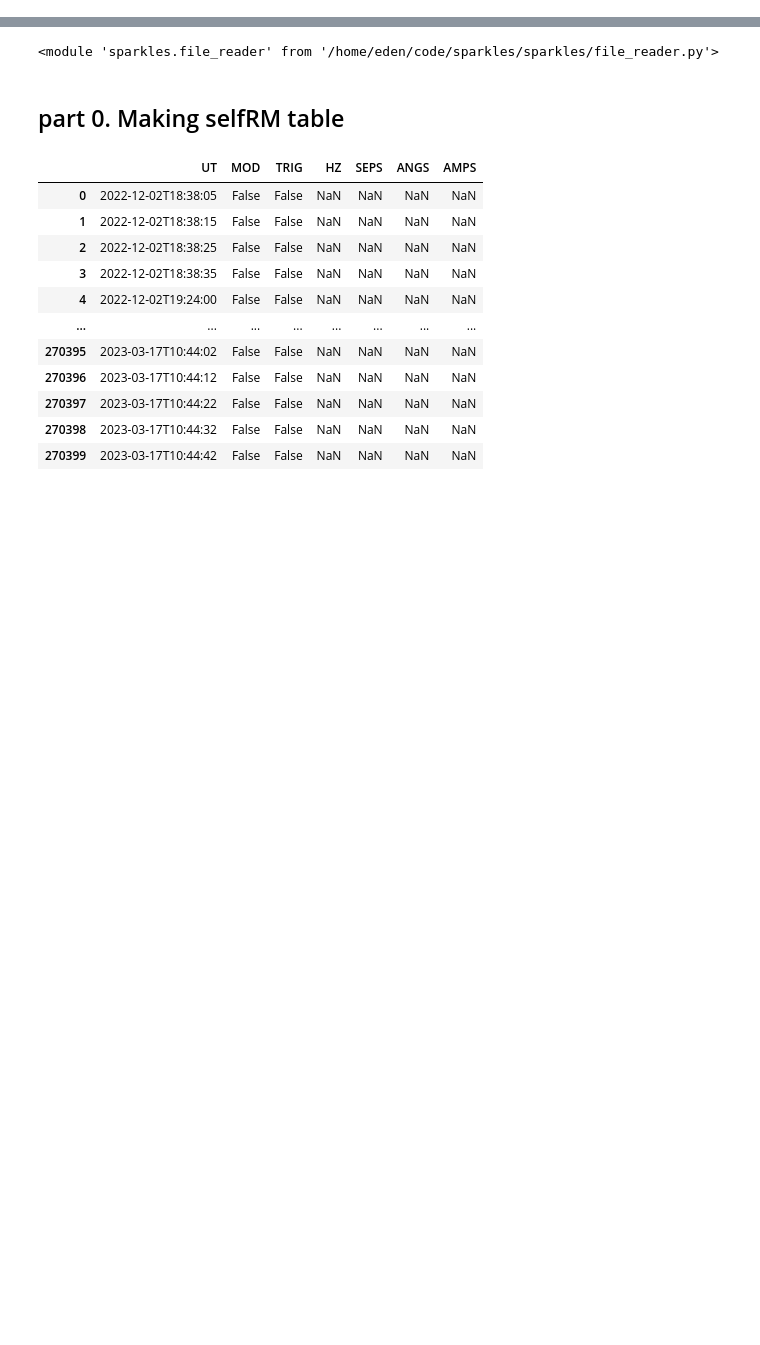
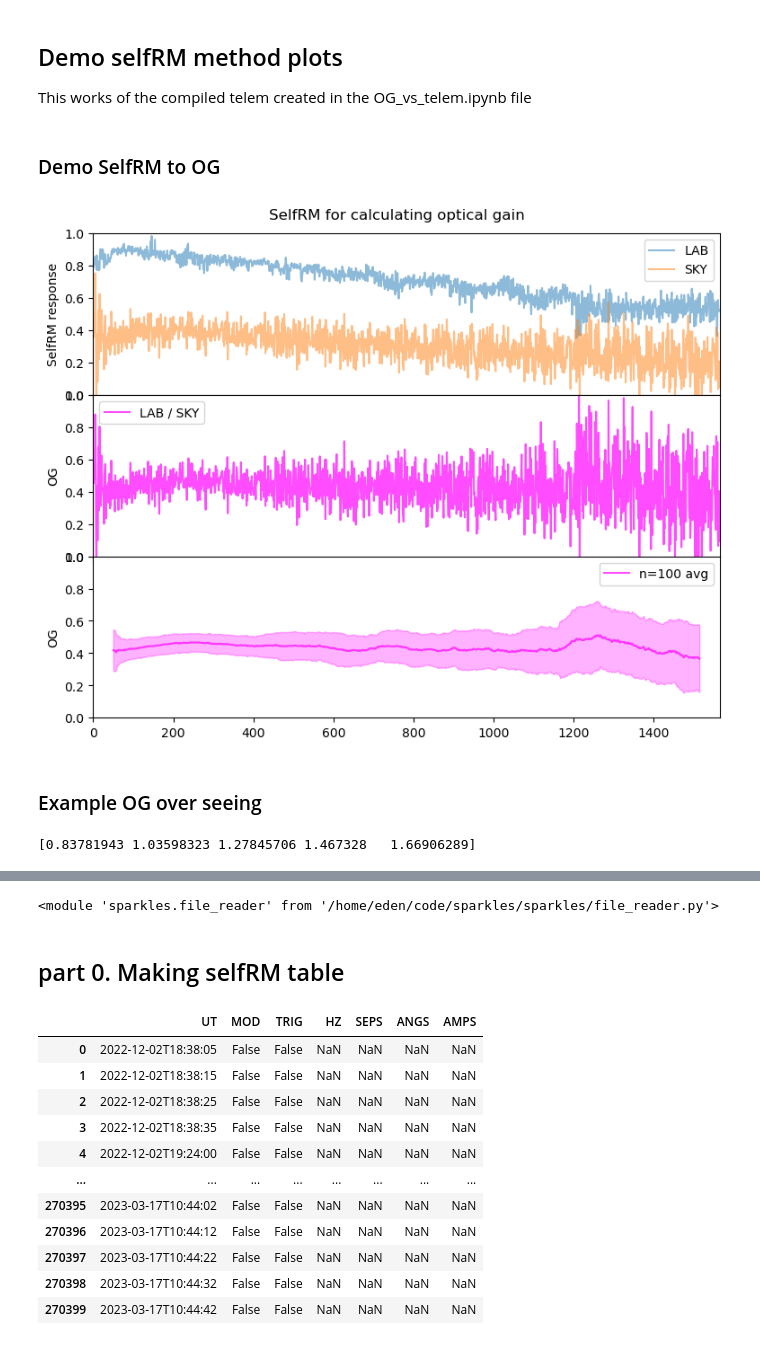
Before and after one commit to edenacadia/sparkles, a Jupyter notebook: telem/selfRM_methods.ipynb, the cells around one changed output, grey strips where cells are left out. Saved outputs shown, nothing was run; the diff lists cells and outputs as text; code cells hidden in the pictures; blank space fills up the shorter version.

```diff
--- a/telem/selfRM_methods.ipynb
+++ b/telem/selfRM_methods.ipynb
@@ -144,0 +16,67 @@ Things to think about:
+# %% [markdown]
+## Demo selfRM method plots
+
+This works of the compiled telem created in the OG_vs_telem.ipynb file
+# %%
+RM_dir = '/home/eden/data/2023A/selfRMs/'
+selfRM_telem = pd.read_csv('/home/eden/code/sparkles/telem/OG_with_telem.csv')
+selfRM_telem.sort_values(by=['name'], inplace=True)
+# %% [markdown]
+### Demo  SelfRM to OG
+# %%
+# want to make a 3 axis graph that displays
+df_display = selfRM_telem.loc[selfRM_telem['n_modes'] == 411]
+selfRM_telem.sort_values(by=['dimm_fwhm'], inplace=True)
+# example selfMR pair
+sky_sRMs = df_display.selfRM_SKY.unique()
+lab_sRM = 'selfRM_20230311_12_LAB_spark_1800_020amps_20seps.fits'
+# %%
+# PLOT: selfRM demonstration
+fig, axs = plt.subplots(nrows=3, ncols=1, figsize=(9, 7), facecolor='white', sharex=True)
+plt.suptitle(f"SelfRM for calculating optical gain", y=0.92 )
+fig.subplots_adjust(hspace=0)
+colors = plt.cm.plasma(np.linspace(0.3,.7,4))
+
+# Data I am planning on using
+lab_data = np.diag(fits.open(RM_dir + 'LAB/' + lab_sRM)[0].data[5])
+sky_data_x  = np.diag(fits.open(RM_dir + 'SKY/' + sky_sRMs[0])[0].data[5])
+og_ex = sky_data_x / lab_data
+
+data_avg, data_s = spkl.return_rolling(og_ex, n=100)
+X = np.arange(data_avg.shape[0])
+X_shift = np.arange(50, data_avg.shape[0] + 50)
+
+# ROW 1: raw selfRM and optical gain
+axs[0].plot(lab_data, label = 'LAB', alpha=0.5)
+axs[0].plot(sky_data_x, label = 'SKY', alpha=0.5)
+axs[0].legend()
+axs[0].set_ylabel('SelfRM response')
+axs[0].set_ylim(0,1)
+axs[0].set_xlim(0,1565)
+
+# ROW 2: divide for optical gain
+axs[1].plot(og_ex, color = 'magenta', alpha=0.7, label='LAB / SKY')
+axs[1].set_ylabel('OG')
+axs[1].set_ylim(0,1)
+axs[1].set_xlim(0,1565)
+axs[1].legend()
+
+#ROW 3: smoth to show general shape
+axs[2].fill_between(X_shift, data_avg - data_s, data_avg + data_s, alpha = 0.3, color='magenta')
+axs[2].plot(X_shift, data_avg, color='magenta', alpha=0.7, label='n=100 avg')
+axs[2].set_ylabel('OG')
+axs[2].set_ylim(0,1)
+axs[2].set_xlim(0,1565)
+axs[2].legend()
+
+plt.savefig('../plots/selfRM_raw_to_OG.png',dpi=300)
+# %% [output]
+[figure, added]
+# %% [markdown]
+### Example OG over seeing
+# %%
+# what seeing values do we have?
+sky_DIMMS = df_display['dimm_mod'].unique()
+print(sky_DIMMS)
+# %% [output]
+[0.83781943 1.03598323 1.27845706 1.467328   1.66906289]
```
Also changed, not shown: parts of 44 cells of this notebook, 14 other files.
